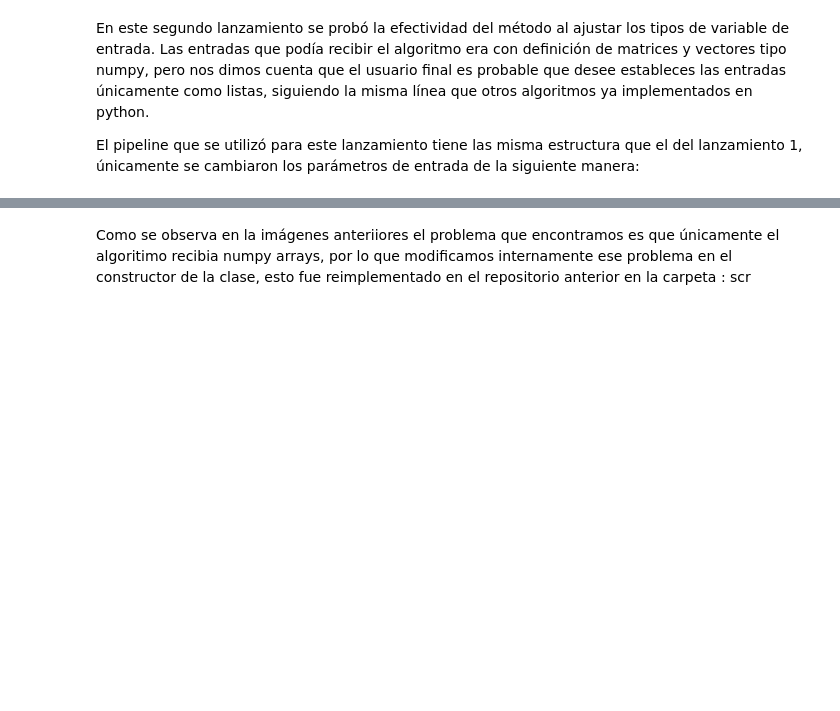
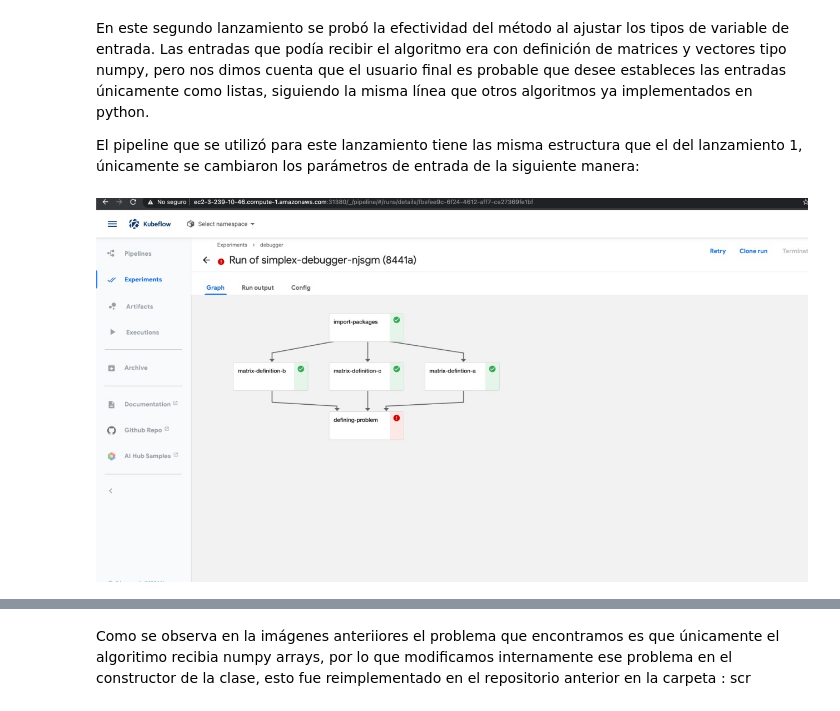
Before and after one commit to optimizacion-2-2021-1-gh-classroom/practica-2-primera-parte-yefovar, a Jupyter notebook: lanzamientos_pipeline/Lanzamientos.ipynb, the cells around one changed output, grey strips where cells are left out. Drawn from its saved outputs; the diff is of its cells as text; code cells hidden in the pictures; blank space fills up the shorter version.

```diff
--- a/lanzamientos_pipeline/Lanzamientos.ipynb
+++ b/lanzamientos_pipeline/Lanzamientos.ipynb
@@ -41,0 +46,4 @@ x_result
+# %%
+Image("../lanzamientos_pipeline/Images/Debugger Kale 1.jpeg")
+# %% [output]
+[figure, added]
```
Also changed, not shown: parts of 5 cells of this notebook.
